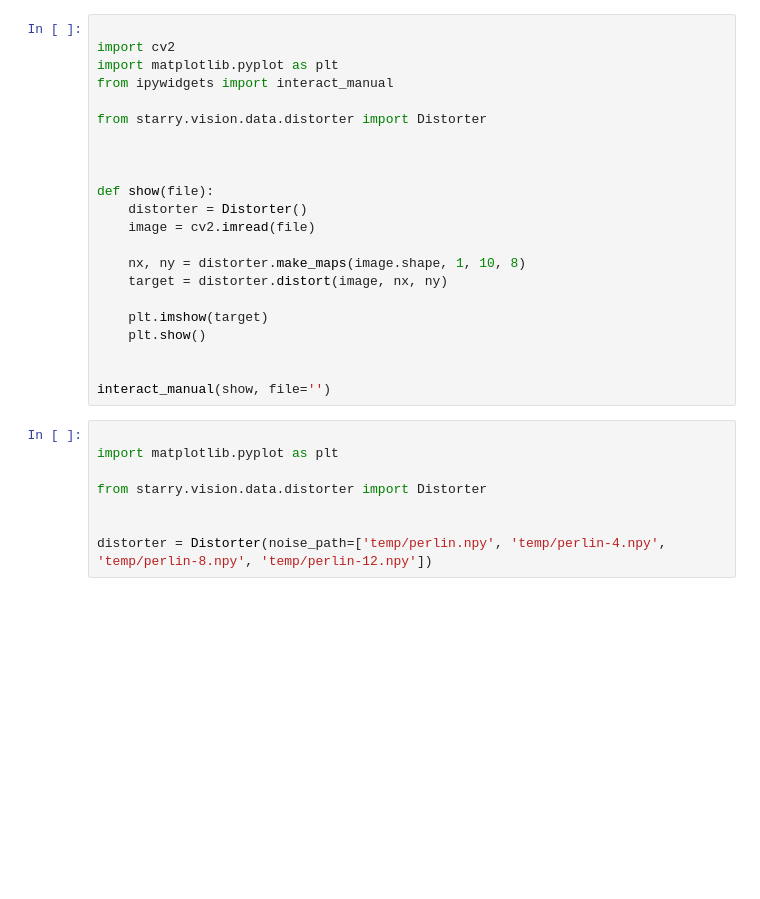
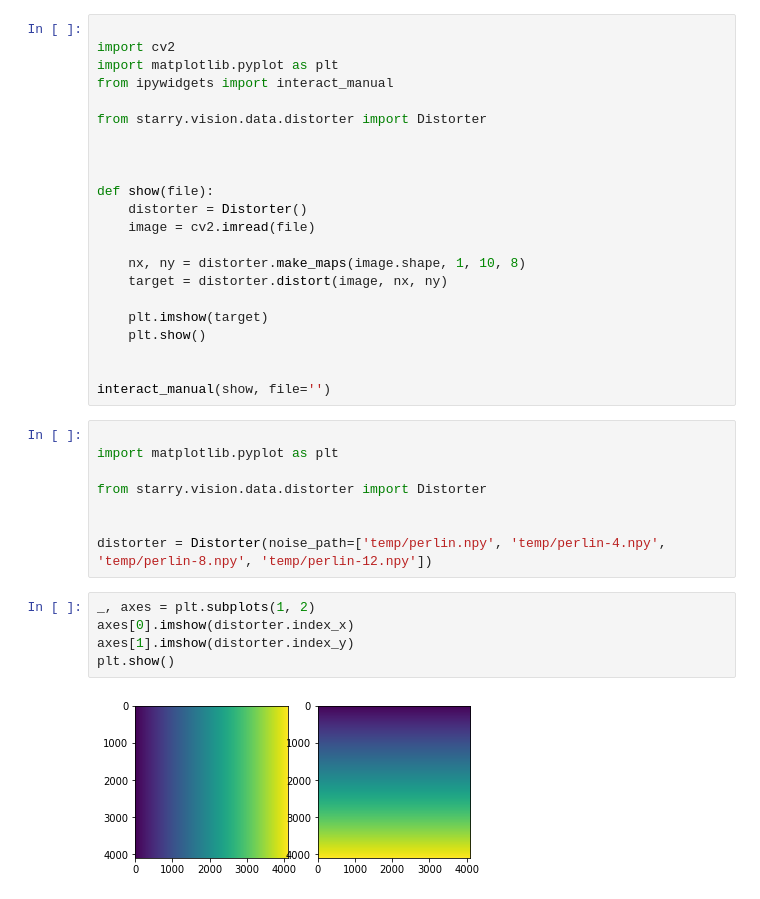
Before and after one commit to k-l-lambda/deep-starry, a Jupyter notebook: test_distorter.ipynb, the cells around one changed output. Drawn from its saved outputs; the diff is of its cells as text; blank space fills up the shorter version.

Commit message:
distorter.py: refined index maps.

```diff
--- a/test_distorter.ipynb
+++ b/test_distorter.ipynb
@@ -28,6 +28,13 @@ from starry.vision.data.distorter import Distorter
 
 
 distorter = Distorter(noise_path=['temp/perlin.npy', 'temp/perlin-4.npy', 'temp/perlin-8.npy', 'temp/perlin-12.npy'])
+# %%
+_, axes = plt.subplots(1, 2)
+axes[0].imshow(distorter.index_x)
+axes[1].imshow(distorter.index_y)
+plt.show()
+# %% [output]
+[figure, added]
 # %%
 cm = distorter.compoundMaps([0, 0, 0, 0], 1)
 
```
Also changed, not shown: parts of 2 cells of this notebook, 1 other file.
